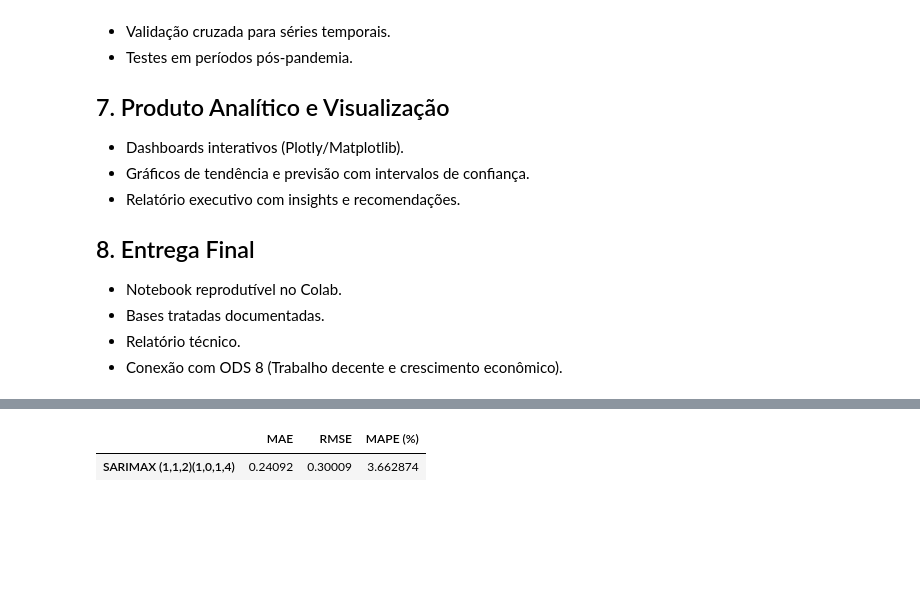
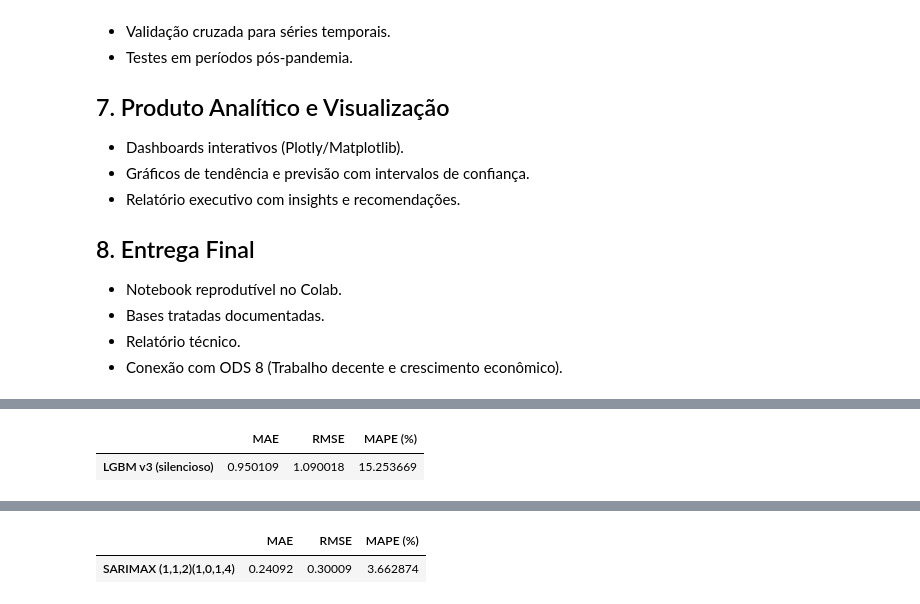
Before and after one commit to fpaterni10/projeto-aplicado-iv-desemprego-br, a Jupyter notebook: notebooks/entrega3/cd_projeto_aplicado_IV_entrega_3.ipynb, the cells around one changed output, grey strips where cells are left out. Saved outputs shown, nothing was run; the diff lists cells and outputs as text; code cells hidden in the pictures; blank space fills up the shorter version.

```diff
--- a/notebooks/entrega3/cd_projeto_aplicado_IV_entrega_3.ipynb
+++ b/notebooks/entrega3/cd_projeto_aplicado_IV_entrega_3.ipynb
@@ -466,0 +327,46 @@ dflgb = dflgb.dropna(subset=["tx_lag1", "caged_roll3_asinh", "caged_roll3", "tx_
+# %%
+# === LGBM Regressor: features, tuning leve e logs silenciosos ===
+import os, contextlib
+from lightgbm import LGBMRegressor
+
+# Engenharia extra (se ainda não fez)
+dflgb = df_model.copy()
+for k in [2,3,4]:
+    dflgb[f"tx_lag{k}"] = dflgb["tx_desocupacao"].shift(k)
+dflgb["caged_diff1"] = dflgb["caged_saldo_tri"].diff(1)
+dflgb["selic_diff1"] = dflgb["selic_tri"].diff(1)
+dflgb["caged_roll3_std"] = dflgb["caged_saldo_tri"].rolling(3).std()
+dflgb = dflgb.dropna()
+
+features = [
+    "caged_roll3_asinh", "caged_saldo_tri", "caged_roll3",
+    "caged_diff1", "caged_roll3_std",
+    "selic_tri", "selic_diff1",
+    "tx_lag1", "tx_lag2", "tx_lag3", "tx_lag4",
+    "Q_1", "Q_2", "Q_3", "Q_4", "post_2021"
+]
+features = [f for f in features if f in dflgb.columns]
+target = "tx_desocupacao"
+
+train_lgb, test_lgb = temporal_holdout(dflgb, n_test=4)
+X_train, y_train = train_lgb[features], train_lgb[target].to_numpy()
+X_test,  y_test  = test_lgb[features],  test_lgb[target].to_numpy()
+
+lgbm = LGBMRegressor(
+    n_estimators=800, learning_rate=0.03,
+    num_leaves=63, max_depth=6,
+    min_child_samples=5,             # use APENAS este (não use min_data_in_leaf junto)
+    subsample=0.9, colsample_bytree=0.9,
+    reg_lambda=0.1,
+    random_state=42, n_jobs=-1, verbosity=-1
+)
+
+with open(os.devnull, 'w') as devnull, contextlib.redirect_stdout(devnull), contextlib.redirect_stderr(devnull):
+    lgbm.fit(X_train, y_train)
+
+pred_lgb = lgbm.predict(X_test)
+lgbm_metrics = metrics_report(y_test, pred_lgb, prefix="LGBM v3 (silencioso)")
+lgbm_metrics
+# %% [output]
+|  | MAE | RMSE | MAPE (%) |
+| LGBM v3 (silencioso) | 0.950109 | 1.090018 | 15.253669 |
```
Also changed, not shown: parts of 19 cells of this notebook.
